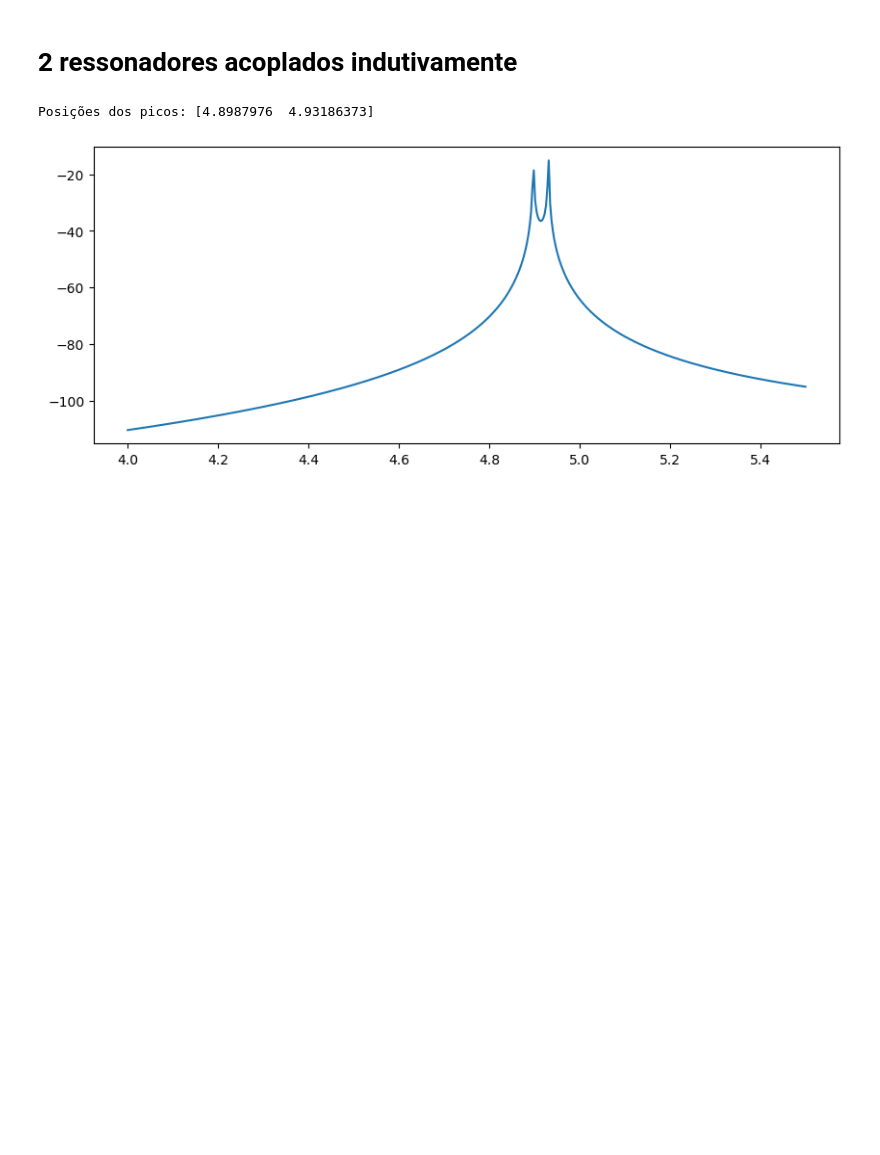
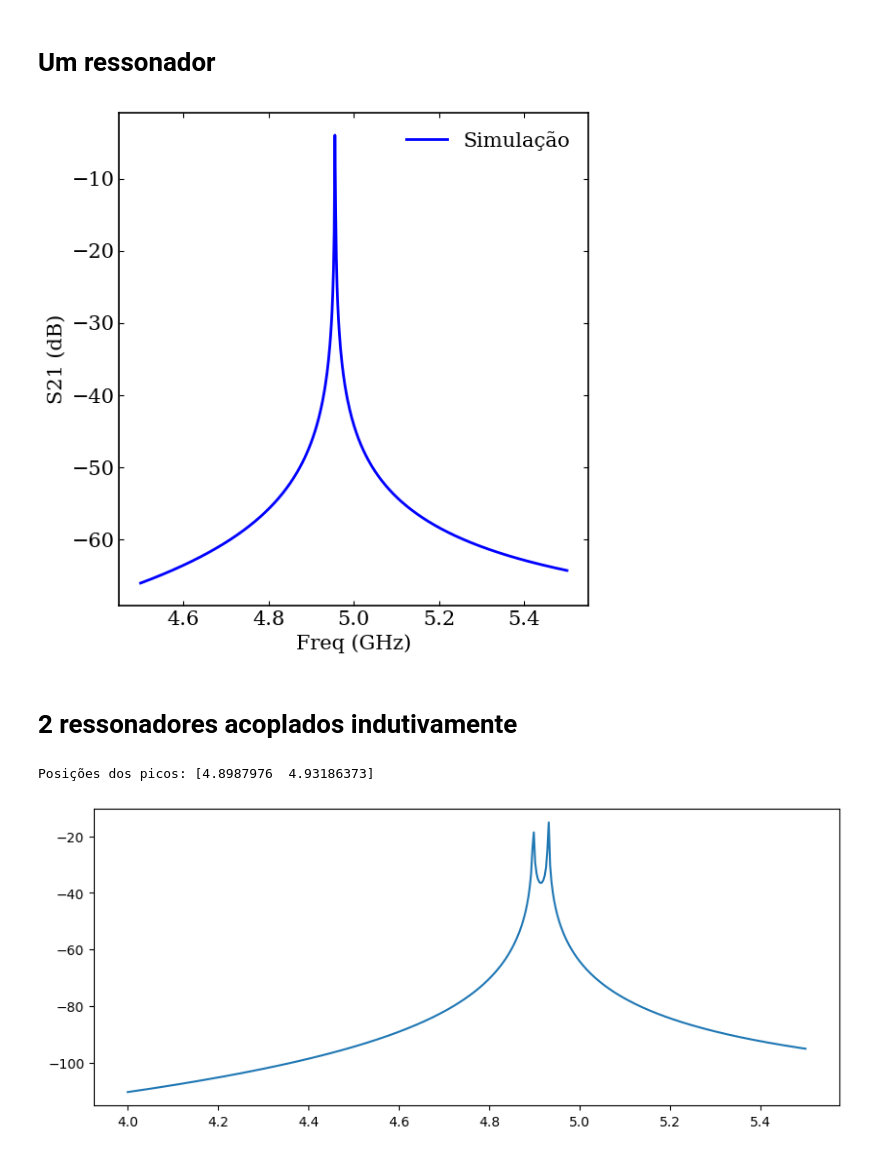
Before and after one commit to ScM-Edh/Projeto-Valentina, a Jupyter notebook: Ressonadores acoplados indutivamente/Aalises.ipynb, the cells around one changed output. Cells and saved outputs as stored; diff of their text form; code cells hidden in the pictures; blank space fills up the shorter version.

```diff
--- a/Ressonadores acoplados indutivamente/Aalises.ipynb
+++ b/Ressonadores acoplados indutivamente/Aalises.ipynb
@@ -2,6 +2,39 @@
 import numpy as np
 import matplotlib.pyplot as plt
 from scipy.signal import find_peaks
+# %% [markdown]
+# Um ressonador
+# %%
+data = np.loadtxt('S21 um ressonador - produzido na china.txt').T
+
+# ---------- Figura ----------
+fig, ax = plt.subplots(figsize=(6,6))
+
+ax.plot(data[0], data[1], '-b', label="Simulação")
+
+# ---------- Eixos ----------
+ax.set_xlabel("Freq (GHz)")
+ax.set_ylabel("S21 (dB)")
+
+# ---------- Limites ----------
+#ax.set_xlim(4.6, 5.2)
+#ax.set_ylim(-100,-10)
+
+# ---------- Grade opcional ----------
+#ax.grid(alpha=0.3)
+
+# ---------- Legenda ----------
+ax.legend()
+
+# ---------- Ajuste layout ----------
+plt.tight_layout()
+
+# ---------- Salvar figura ----------
+#plt.savefig("grafico_artigo.png", dpi=600)
+
+plt.show()
+# %% [output]
+[figure, added]
 # %% [markdown]
 # 2 ressonadores acoplados indutivamente
 # %%
```
Also changed, not shown: parts of 4 cells of this notebook, 3 other files.
